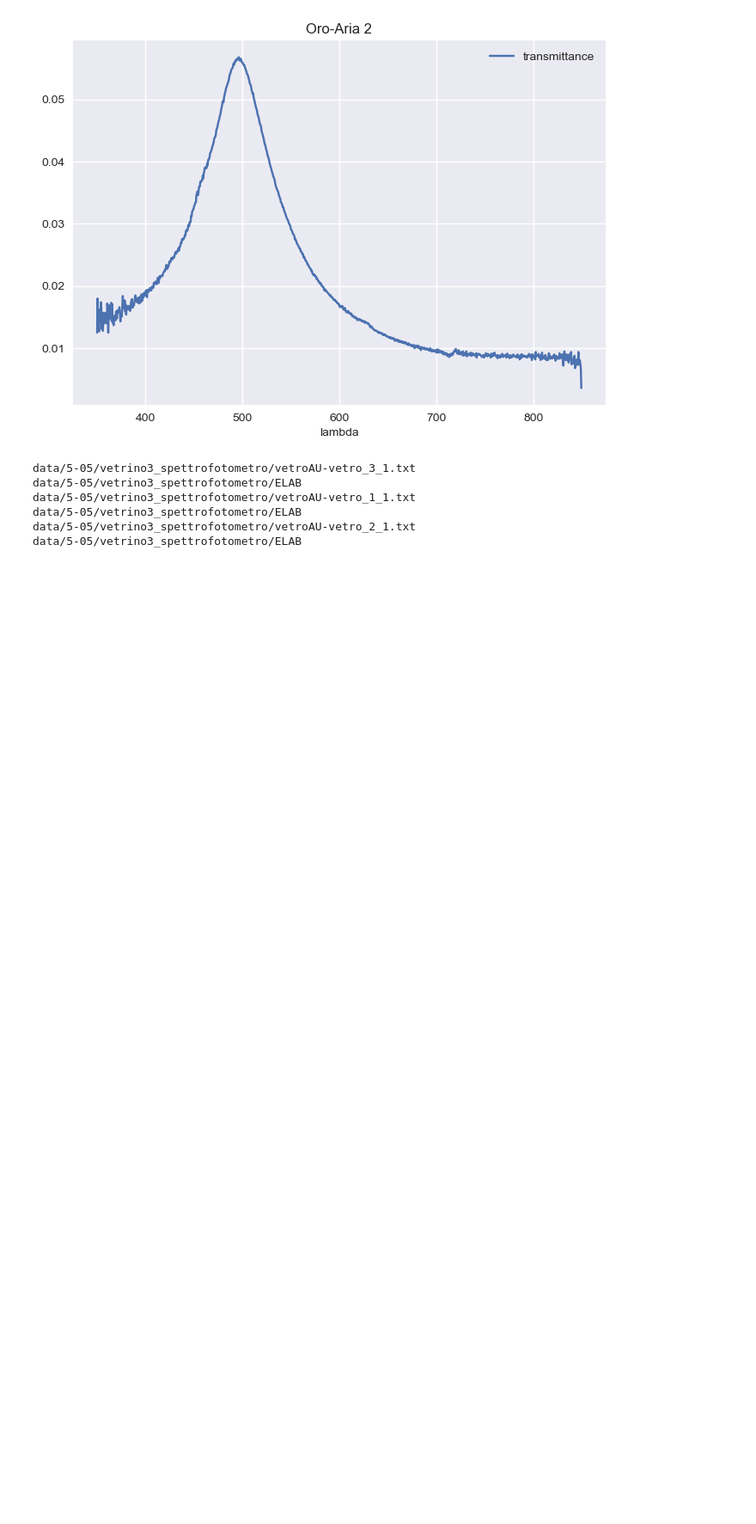
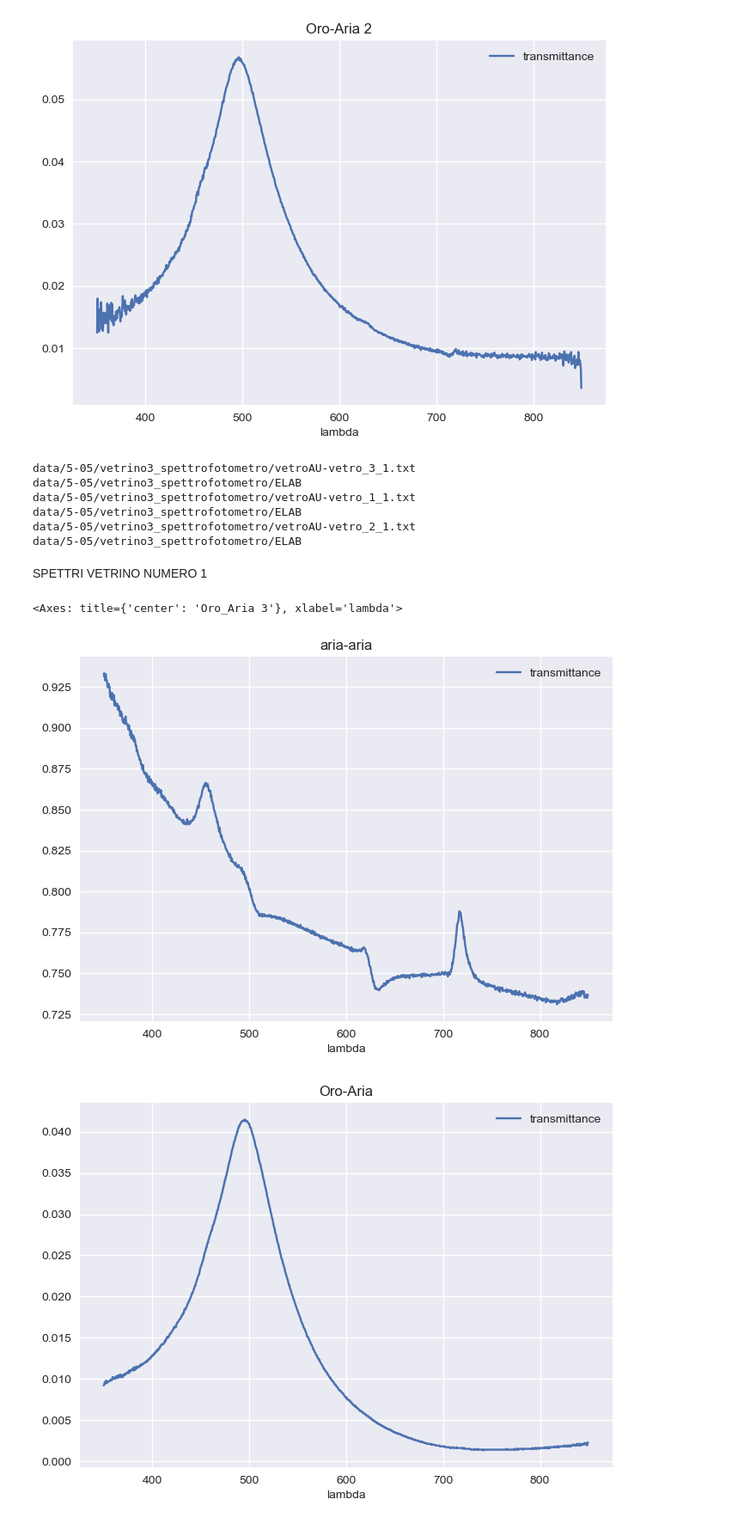
Before and after one commit to RandDouble/lab_mat, a Jupyter notebook: new_graph_21_04.ipynb, the cells around one changed output. Shown at 86% size. Saved outputs shown, nothing was run; the diff lists cells and outputs as text; code cells hidden in the pictures; blank space fills up the shorter version.

```diff
--- a/new_graph_21_04.ipynb
+++ b/new_graph_21_04.ipynb
@@ -159,44 +166,41 @@ data/5-05/vetrino3_spettrofotometro/vetroAU-vetro_1_1.txt
 data/5-05/vetrino3_spettrofotometro/ELAB
 data/5-05/vetrino3_spettrofotometro/vetroAU-vetro_2_1.txt
 data/5-05/vetrino3_spettrofotometro/ELAB
+# %% [markdown]
+SPETTRI VETRINO NUMERO 1
 # %%
 kwords = {
     'skiprows' : 75,
     'names' : ("lambda", "transmittance")
 
 }
 
-df_zero = pd.read_table(
-    "./data/5-05/air_air_trasm_1.txt",
-    **kwords
+df_zero = pd.read_csv(
+"./data/9_05_spettrofotometro/ELAB/air_ar_trasm_1_1.csv"
 )
 
-df_test = pd.read_table(
-    "./data/5-05/vetroAU-vetro_1_1.txt",
-    **kwords
+df_test = pd.read_csv(
+    "./data/9_05_spettrofotometro/ELAB/gold_glass_trasm_3_cm_1.csv"
 )
 
-df_test_1 = pd.read_table(
-    "./data/5-05/vetroAU-vetro_2_1.txt",
-    **kwords
+df_test_1 = pd.read_csv(
+    "./data/9_05_spettrofotometro/ELAB/gold_glass_trasm_4_cm_1.csv"
+
 )
 
-df_test_2 = pd.read_table(
-    "./data/5-05/vetroAU-vetro_3_1.txt",
-    **kwords
+df_test_2 = pd.read_csv(
+    "./data/9_05_spettrofotometro/ELAB/gold_glass_trasm_5_cm_1.csv"
 )
-df_test_3 = pd.read_table(
-    "./data/5-05/vetroAU-vetro_4_1.txt",
-    **kwords
+df_test_3 = pd.read_csv(
+    "./data/9_05_spettrofotometro/ELAB/gold_glass_trasm_6_cm_1.csv"
 )
 
-df_test_4 = pd.read_table(
-    "./data/5-05/vetroAU-vetro_5_1.txt",
-    **kwords
-)
-#df_zero[(df_zero["lambda"]<850)].plot("lambda", "transmittance", title="aria-aria" )
-#df_test[(df_test["lambda"]<850)].plot("lambda", "transmittance", title="Oro-Aria" )
-#df_test_1[(df_test["lambda"]<850)].plot("lambda", "transmittance", title="Oro-Aria 1" )
-#df_test_2[(df_test["lambda"]<850)].plot("lambda", "transmittance", title="Oro-Aria 2" )
-#df_test_3[(df_test["lambda"]<850)].plot("lambda", "transmittance", title="Oro_Aria 3" )
-#df_test_4[(df_test["lambda"]<850)].plot("lambda", "transmittance", title="Oro_Aria 4" )
+df_zero[(df_zero["lambda"]<850)].plot("lambda", "transmittance", title="aria-aria" )
+df_test[(df_test["lambda"]<850)].plot("lambda", "transmittance", title="Oro-Aria" )
+df_test_1[(df_test["lambda"]<850)].plot("lambda", "transmittance", title="Oro-Aria 1" )
+df_test_2[(df_test["lambda"]<850)].plot("lambda", "transmittance", title="Oro-Aria 2" )
+df_test_3[(df_test["lambda"]<850)].plot("lambda", "transmittance", title="Oro_Aria 3" )
+# %% [output]
+<Axes: title={'center': 'Oro_Aria 3'}, xlabel='lambda'>
+[figure, added]
+[figure, added]
```
Also changed, not shown: parts of 6 cells of this notebook.
